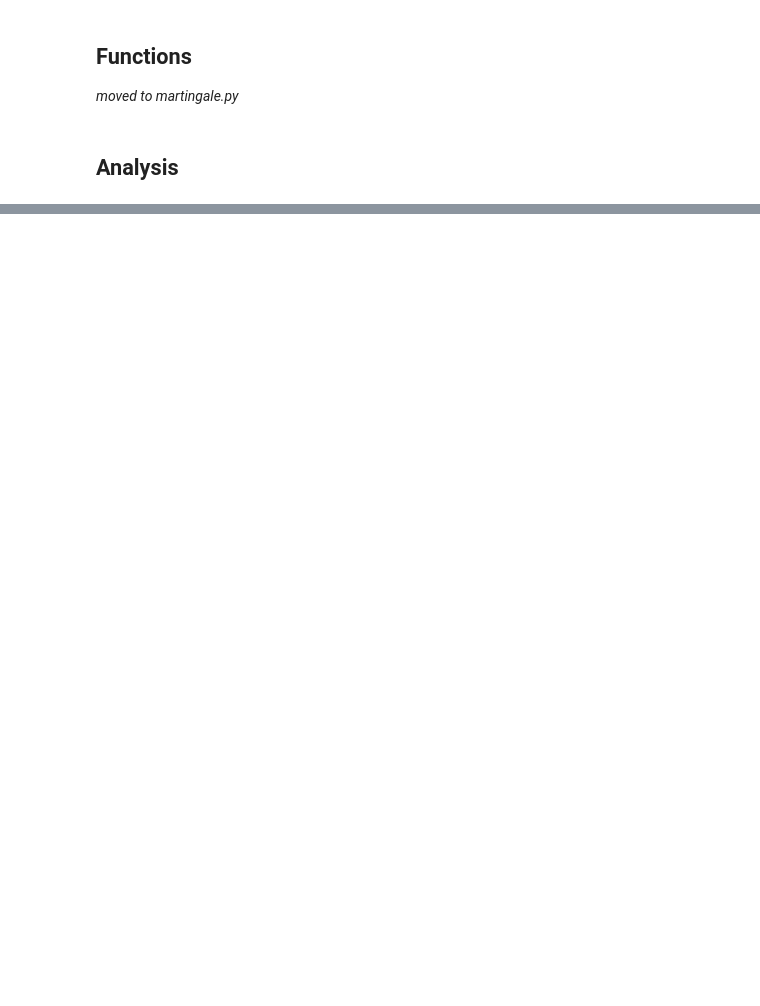
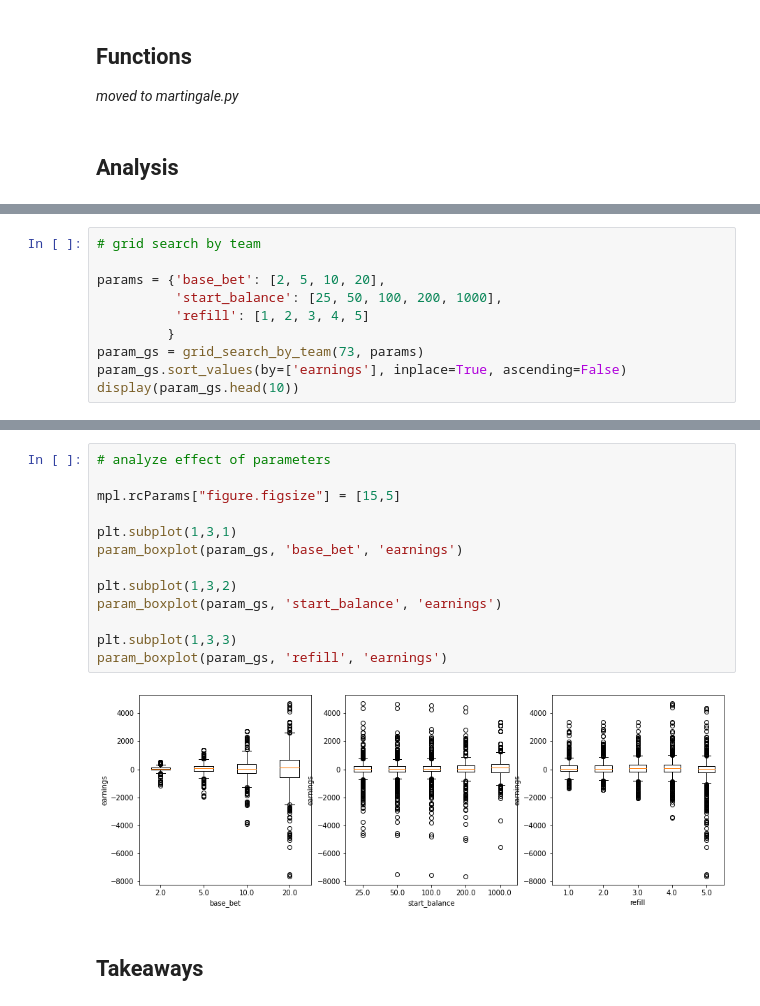
Before and after one commit to ebmorelli/martingale, a Jupyter notebook: martingale_0.ipynb, the cells around one changed output, grey strips where cells are left out. Saved outputs shown, nothing was run; the diff lists cells and outputs as text; blank space fills up the shorter version.

Commit message:
added grid search by team

```diff
--- a/martingale_0.ipynb
+++ b/martingale_0.ipynb
@@ -123,0 +99,10 @@ param_boxplot(param_gs, 'refill', 'test_stat')
+# %%
+# grid search by team
+
+params = {'base_bet': [2, 5, 10, 20],
+          'start_balance': [25, 50, 100, 200, 1000],
+          'refill': [1, 2, 3, 4, 5]
+         }
+param_gs = grid_search_by_team(73, params)
+param_gs.sort_values(by=['earnings'], inplace=True, ascending=False)
+display(param_gs.head(10))
@@ -123,0 +122,17 @@ param_boxplot(param_gs, 'refill', 'test_stat')
+# %%
+# analyze effect of parameters
+
+mpl.rcParams["figure.figsize"] = [15,5]
+
+plt.subplot(1,3,1)
+param_boxplot(param_gs, 'base_bet', 'earnings')
+
+plt.subplot(1,3,2)
+param_boxplot(param_gs, 'start_balance', 'earnings')
+
+plt.subplot(1,3,3)
+param_boxplot(param_gs, 'refill', 'earnings')
+# %% [output]
+[figure, added]
+# %% [markdown]
+## Takeaways
```
Also changed, not shown: parts of 6 cells of this notebook, 2 other files.
